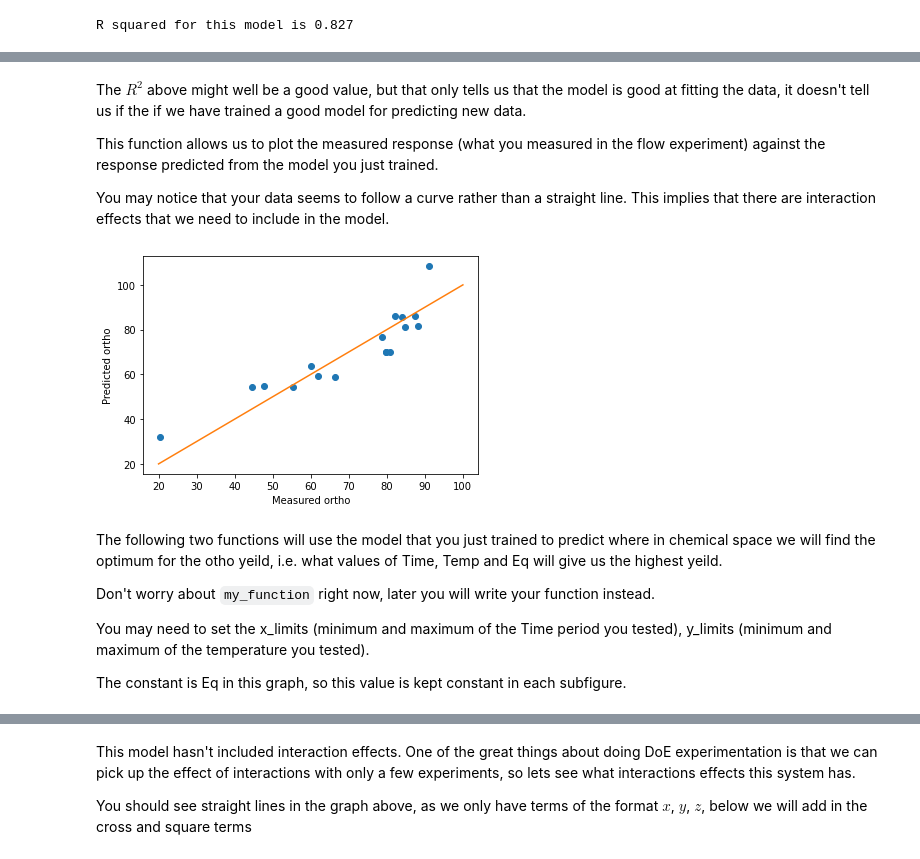
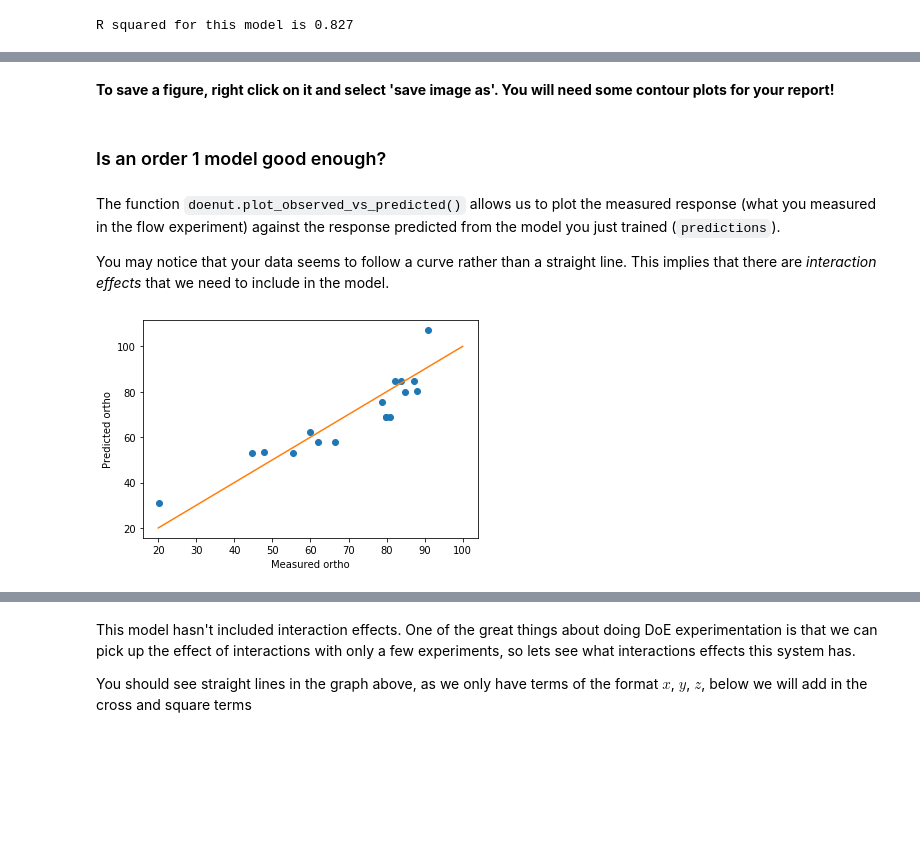
Before and after one commit to ellagale/doenut, a Jupyter notebook: 3rd Year Lab Design of Experiments for Flow Chemistry.ipynb, the cells around one changed output, grey strips where cells are left out. Drawn from its saved outputs; the diff is of its cells as text; code cells hidden in the pictures; blank space fills up the shorter version.

```diff
--- a/3rd Year Lab Design of Experiments for Flow Chemistry.ipynb
+++ b/3rd Year Lab Design of Experiments for Flow Chemistry.ipynb
@@ -237,0 +333,9 @@ R squared for this model is 0.827
+# %%
+ortho_model, predictions, ground_truth, coeffs, R2s, R2, Q2 = doenut.calc_averaged_model(
+    inputs,
+    responses[['ortho']],
+    key='ortho',
+    drop_duplicates=True,
+    use_scaled_inputs=False,
+    fit_intercept=True,
+    do_scaling_here=False)
@@ -238,21 +480,15 @@ R squared for this model is 0.827
+# %% [markdown]
+**To save a figure, right click on it and select 'save image as'. You will need some contour plots for your report!**
+# %% [markdown]
+### Is an order 1 model good enough?
 # %% [markdown]
-The $R^2$ above might well be a good value, but that only tells us that the model is good at fitting the data, it doesn't tell us if the if we have trained a good model for predicting new data.
+The function `doenut.plot_observed_vs_predicted()` allows us to plot the measured response (what you measured in the flow experiment) against the response predicted from the model you just trained (`predictions`).
 
-This function allows us to plot the measured response (what you measured in the flow experiment) against the response predicted from the model you just trained.
-
-You may notice that your data seems to follow a curve rather than a straight line. This implies that there are interaction effects that we need to include in the model.
+You may notice that your data seems to follow a curve rather than a straight line. This implies that there are *interaction effects* that we need to include in the model.
 # %%
-doenut.plot_observed_vs_predicted(responses['ortho'],
-                               predictions,
+model_1_graph= doenut.plot_observed_vs_predicted(responses['ortho'],
+                               ortho_model.predict(inputs),
                                range_x=[],
                                label='ortho')
 # %% [output]
-[figure, old version]
+[figure, new version]
-# %% [markdown]
-The following two functions will use the model that you just trained to predict where in chemical space we will find the optimum for the otho yeild, i.e. what values of Time, Temp and Eq will give us the highest yeild.
-
-Don't worry about `my_function` right now, later you will write your function instead.
-
-You may need to set the x_limits (minimum and maximum of the Time period you tested), y_limits (minimum and maximum of the temperature you tested).
-
-The constant is Eq in this graph, so this value is kept constant in each subfigure.
```
Also changed, not shown: parts of 88 cells of this notebook, 2 other files.
